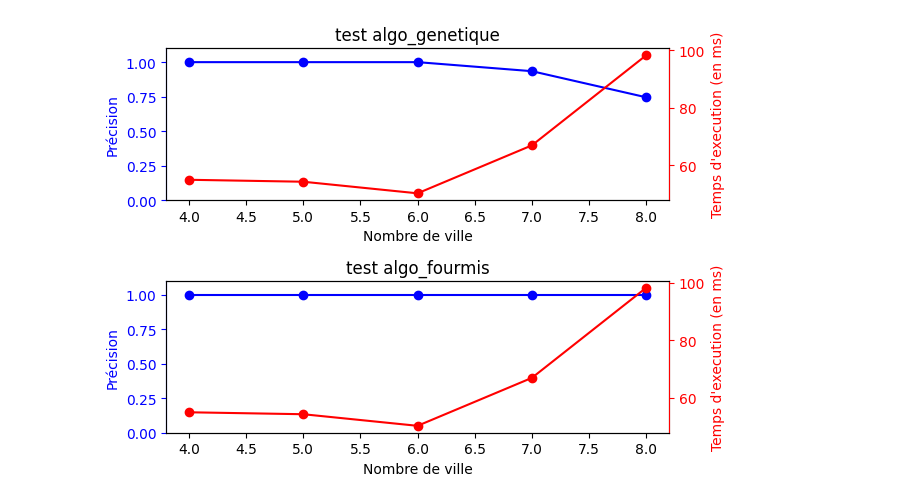
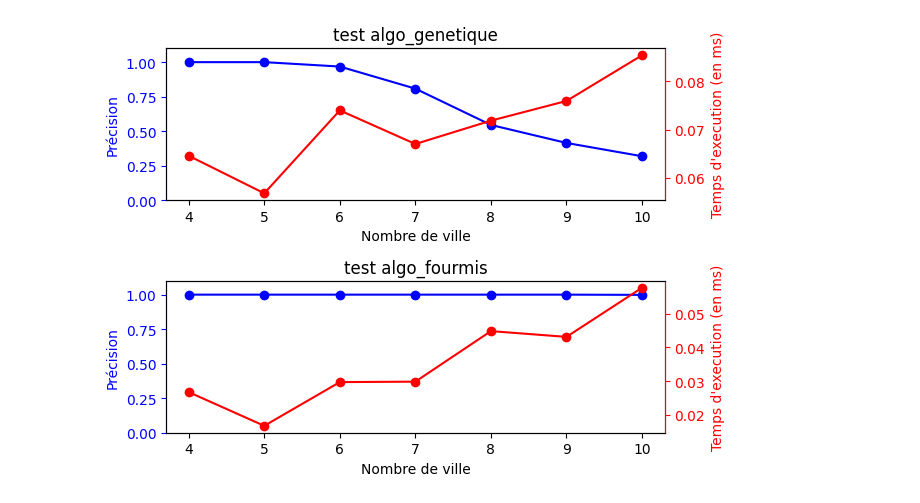
Before and after one commit to Me-k-01/Voyageur-de-commerce, a Jupyter notebook: benchmark.ipynb, the cells around one changed output. Drawn from its saved outputs; the diff is of its cells as text; code cells hidden in the pictures.

```diff
--- a/benchmark.ipynb
+++ b/benchmark.ipynb
@@ -93,7 +93,7 @@ def test_acc(algo, mat_size = 5, n_try=1, time_max=100, n_indiv=10):
 
     return acc / n_try
 # %%
-def main_test(algorithmes, n_city_start = 4, n_city_end = 10):
+def main_test(algorithmes, n_city_start = 4, n_try=100, n_city_end = 10):
     """
     Effectue des tests sur une liste d'algorithme, et affiche sous la forme de diagrame l'évolution des tests (avec precision et temps d'execution)
     algorithmes : Liste des fonctions avec comme paramètre la matrice de coût et le temps optimal
@@ -108,9 +108,9 @@ def main_test(algorithmes, n_city_start = 4, n_city_end = 10):
     for size in range(n_city_start, n_city_end+1):
         for i, algo in enumerate(algorithmes):
             start_time = time()
-            res = test_acc(algo=algo, mat_size=size, n_try=100, time_max=50, n_indiv=100)
+            res = test_acc(algo=algo, mat_size=size, n_try=n_try, time_max=50, n_indiv=10)
             accuracies[i].append(res)
-            times[i].append(time()-start_time)
+            times[i].append((time()-start_time)/n_try)
 
         fig, ax = plt.subplots(len(algorithmes))
         if len(algorithmes) == 1:
@@ -118,36 +118,33 @@ def main_test(algorithmes, n_city_start = 4, n_city_end = 10):
 
         for i in range(len(algorithmes)):
             mat_sizes[i].append(size)
             # Précision
             ax[i].plot(mat_sizes[i], accuracies[i], "-bo")
             ax[i].set_title("test " + algorithmes[i].__name__)
             ax[i].set_xlabel("Nombre de ville")
             ax[i].set_ylabel("Précision")
             ax[i].set_ylim(0, 1.1)
 
             # Coloration left
             ax[i].spines["left"].set_color('blue')
             ax[i].yaxis.label.set_color('blue')
             ax[i].tick_params(axis='y', colors='blue')
 
             # Temps d'execution
             ax2 = ax[i].twinx()
-            ax2.plot(mat_sizes[i], times[0], "-ro")
+            ax2.plot(mat_sizes[i], times[i], "-ro")
             ax2.set_xlabel("Nombre de ville")
             ax2.set_ylabel("Temps d'execution (en ms)")
 
             # Coloration right
             ax2.yaxis.label.set_color('red')
             ax2.tick_params(axis='y', colors='red')
             ax2.spines["right"].set_color('red')
 
         fig.tight_layout()
         display.clear_output(wait=True)
         plt.show()
 
-
-        #plt.show()
-        #display.display(plt.gcf())
-main_test([algo_genetique, algo_fourmis], n_city_end = 15)
+main_test([algo_genetique, algo_fourmis], n_city_end = 16)
 # %% [output]
-[figure, old version]
+[figure, new version]
```
Also changed, not shown: parts of 2 cells of this notebook, 4 other files.
